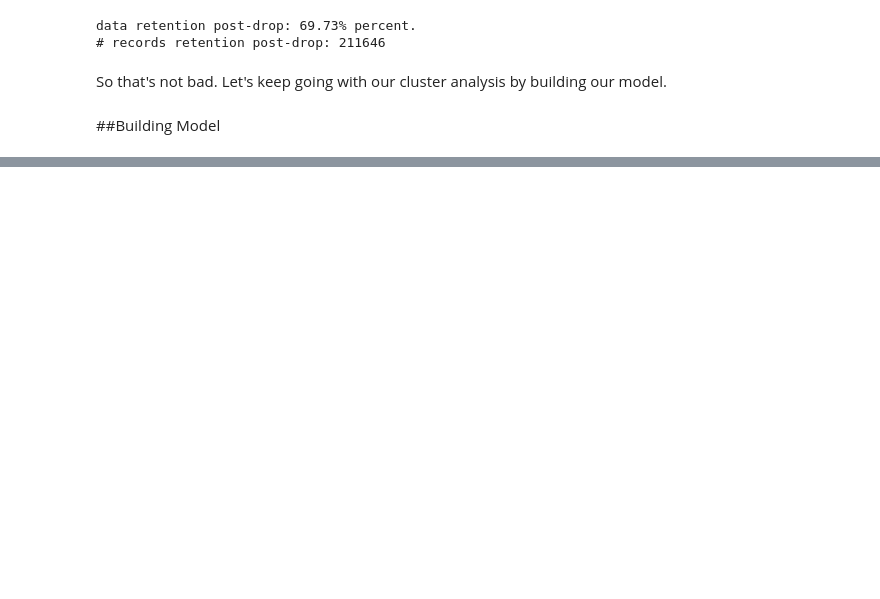
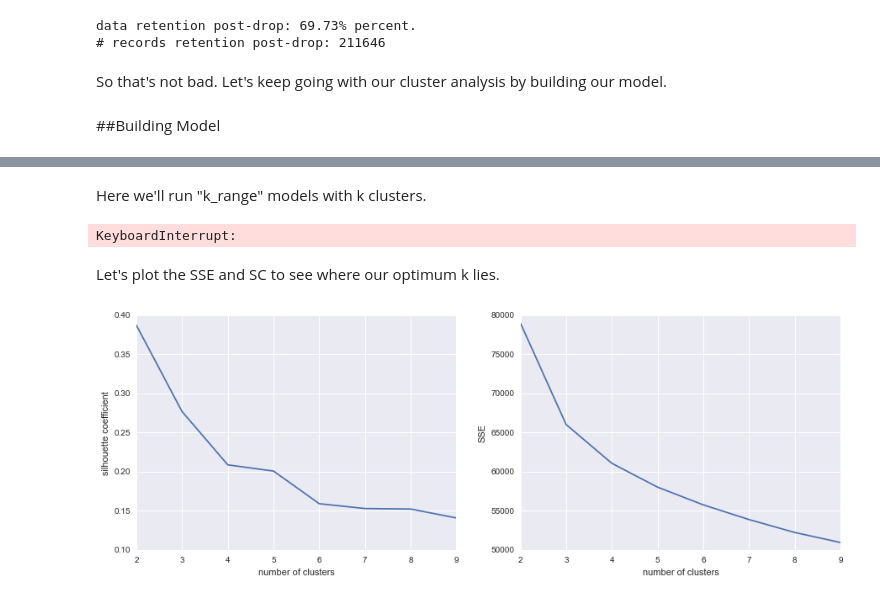
Before and after one commit to cesleem/DAT_SF_14, a Jupyter notebook: project/Cluster Analysis.ipynb, the cells around one changed output, grey strips where cells are left out. Drawn from its saved outputs; the diff is of its cells as text; code cells hidden in the pictures; blank space fills up the shorter version.

Commit message:
new cluster analysis notebook through segment profile analysis

```diff
--- a/project/Cluster Analysis.ipynb
+++ b/project/Cluster Analysis.ipynb
@@ -50,11 +59,32 @@ def get_cluster_centers(X, labels, k_num):
 #for each cluster subtract the mean from each data point to get the error
 #then get the magnitude of each error, square it, and sum it
 def get_SSE(X, labels):
-    pass
+    k_num = len(np.unique(labels))
+    CC_list = get_cluster_centers(X,labels, k_num)
+    CSEs = []
+    for k in range(k_num):
+        # for each cluster of k we get the coordinates of how far off each point is to the cluster
+        error_cords = X[labels == k] - CC_list[k]
+        # square the coordinates and sum to get the magnitude squared
+        error_cords_sq = error_cords ** 2
+        error_mag_sq = np.sum(error_cords_sq, axis = 1)
+        CSE = np.sum(error_mag_sq)
+        CSEs.append(CSE)
+    # sum each cluster's sum of squared errors
+    return sum(CSEs)
+# %%
+km_X = km_X.sample(n=10000, random_state=1)
 # %%
 k_range = range(2,10)
+# %% [markdown]
+Here we'll run "k_range" models with k clusters.
 # %%
-%timeit
+#@Ceslee: Check to make sure SC/SSE incongruence isn't due to data dist.
+#@Ceslee: Replace sampling with full dataset if you can.
+#@Ceslee: Try silhouette coefficient visualization from scikitlearn if that helps.
+#@Ceslee: Why is timeit not working?
+#@Ceslee: write out SC formula too
+time = %timeit
 
 SSEs = []
 Sil_coefs = []
@@ -68,3 +98,21 @@ for k in k_range:
     #store SC & SSE scores for each k run
     Sil_coefs.append(metrics.silhouette_score(km_X, labels, metric='euclidean'))
     SSEs.append(get_SSE(km_X, labels))
+
+print time
+# %% [output]
+KeyboardInterrupt:
+# %% [markdown]
+Let's plot the SSE and SC to see where our optimum k lies.
+# %%
+fig, (ax1, ax2) = plt.subplots(1,2, figsize=(15,5), sharex=True)
+ax1.plot(k_range, Sil_coefs)
+ax1.set_xlabel('number of clusters')
+ax1.set_ylabel('silhouette coefficient')
+
+# plot here on ax2
+ax2.plot(k_range, SSEs)
+ax2.set_xlabel('number of clusters')
+ax2.set_ylabel('SSE');
+# %% [output]
+[figure, added]
```
Also changed, not shown: parts of 14 cells of this notebook, 4 other files.
